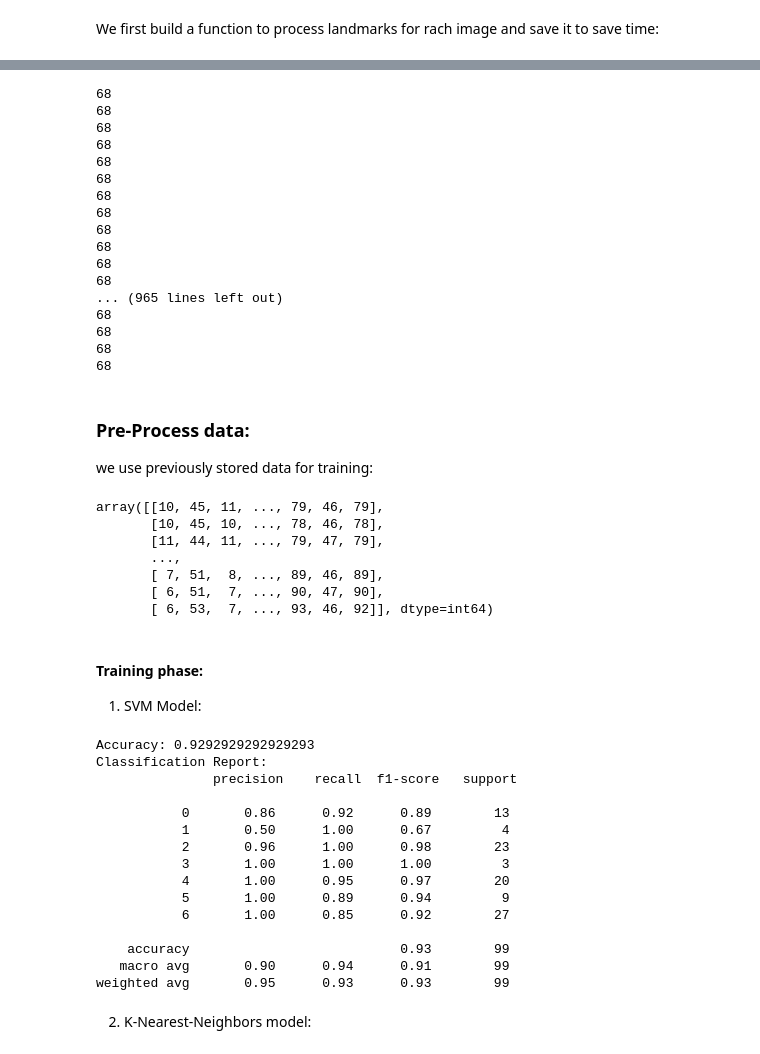
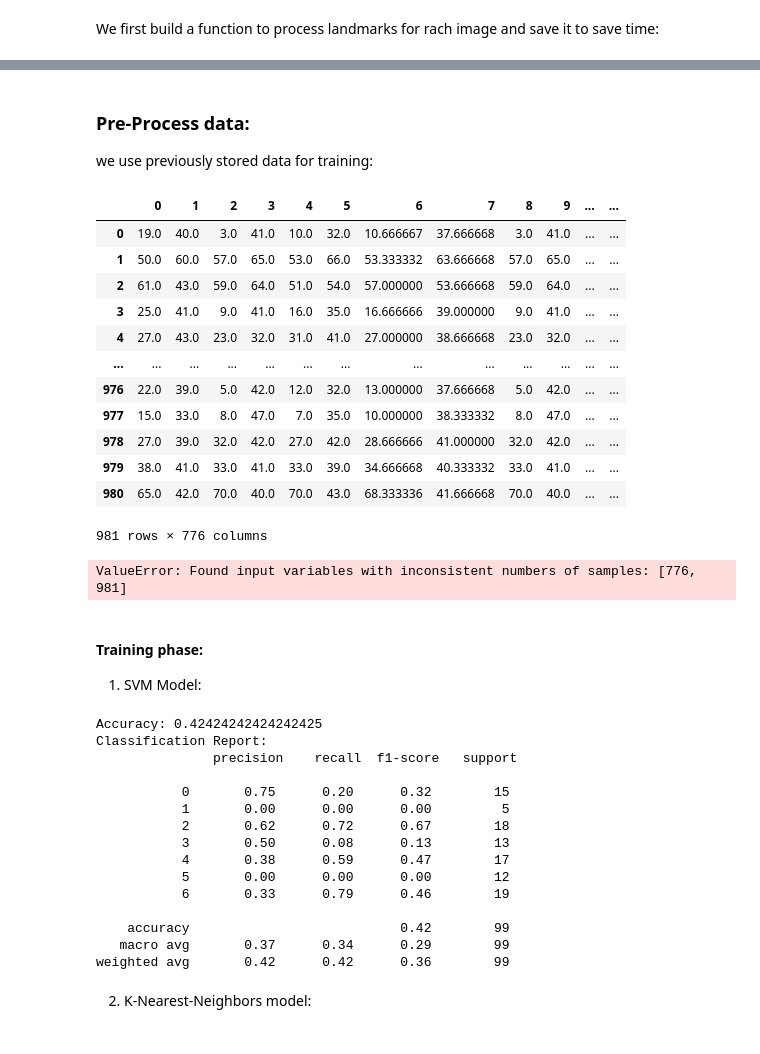
Before and after one commit to Arshia-CE/FER-with-Triangulation, a Jupyter notebook: detect_faces.ipynb, the cells around one changed output, grey strips where cells are left out. Cells and saved outputs as stored; diff of their text form; code cells hidden in the pictures.

```diff
--- a/detect_faces.ipynb
+++ b/detect_faces.ipynb
@@ -263,14 +267,18 @@ def extract_landmark_features(images):
     landmarks_list = []
     feature_lengths = []
     landmarks_vector = []
-
+    maxX = len(images)
+    x = 0
     for image in images:
         features, lands  = extract_features(image)
+        x +=1
+        print(x/maxX)
         landmarks_list.append(features.tolist())
         landmarks_vector.append(np.array(lands).flatten())
         feature_lengths.append(len(features))
 
     max_features = max(feature_lengths)
+
 
     for i in range(len(images)):
         current_length = len(landmarks_list[i])
@@ -286,30 +294,30 @@ def extract_landmark_features(images):
 
     return np.array(landmarks_list)
 
-landmark_features = extract_landmark_features(images)
+landmark_features = extract_landmark_features()
-# %% [output]
-68
-68
-68
-68
-68
-68
-68
-68
-68
-68
-68
-68
-... (965 lines left out)
-68
-68
-68
-68
 # %% [markdown]
 ### Pre-Process data:
 we use previously stored data for training:
+# %%
+df = pd.read_csv('features.csv')
+drop_list = [f"{i}" for i in range(776,904)]
+df = df.drop(drop_list,axis=1)
+df
+# %% [output]
+|  | 0 | 1 | 2 | 3 | 4 | 5 | 6 | 7 | 8 | 9 | ... | ... |
+| 0 | 19.0 | 40.0 | 3.0 | 41.0 | 10.0 | 32.0 | 10.666667 | 37.666668 | 3.0 | 41.0 | ... | ... |
+| 1 | 50.0 | 60.0 | 57.0 | 65.0 | 53.0 | 66.0 | 53.333332 | 63.666668 | 57.0 | 65.0 | ... | ... |
+| 2 | 61.0 | 43.0 | 59.0 | 64.0 | 51.0 | 54.0 | 57.000000 | 53.666668 | 59.0 | 64.0 | ... | ... |
+| 3 | 25.0 | 41.0 | 9.0 | 41.0 | 16.0 | 35.0 | 16.666666 | 39.000000 | 9.0 | 41.0 | ... | ... |
+| 4 | 27.0 | 43.0 | 23.0 | 32.0 | 31.0 | 41.0 | 27.000000 | 38.666668 | 23.0 | 32.0 | ... | ... |
+| ... | ... | ... | ... | ... | ... | ... | ... | ... | ... | ... | ... | ... |
+| 976 | 22.0 | 39.0 | 5.0 | 42.0 | 12.0 | 32.0 | 13.000000 | 37.666668 | 5.0 | 42.0 | ... | ... |
+| 977 | 15.0 | 33.0 | 8.0 | 47.0 | 7.0 | 35.0 | 10.000000 | 38.333332 | 8.0 | 47.0 | ... | ... |
+| 978 | 27.0 | 39.0 | 32.0 | 42.0 | 27.0 | 42.0 | 28.666666 | 41.000000 | 32.0 | 42.0 | ... | ... |
+| 979 | 38.0 | 41.0 | 33.0 | 41.0 | 33.0 | 39.0 | 34.666668 | 40.333332 | 33.0 | 41.0 | ... | ... |
+| 980 | 65.0 | 42.0 | 70.0 | 40.0 | 70.0 | 43.0 | 68.333336 | 41.666668 | 70.0 | 40.0 | ... | ... |
+981 rows × 776 columns
 # %%
-df = pd.read_csv('landmarks.csv')
 landmark_features = df.values
 
 # Initialize the scalar
@@ -326,13 +334,7 @@ X_norm_test = scalar.transform(X_test)
 
 landmark_features
 # %% [output]
-array([[10, 45, 11, ..., 79, 46, 79],
-       [10, 45, 10, ..., 78, 46, 78],
-       [11, 44, 11, ..., 79, 47, 79],
-       ...,
-       [ 7, 51,  8, ..., 89, 46, 89],
-       [ 6, 51,  7, ..., 90, 47, 90],
-       [ 6, 53,  7, ..., 93, 46, 92]], dtype=int64)
+ValueError: Found input variables with inconsistent numbers of samples: [776, 981]
 # %% [markdown]
 #### Training phase:
 1. SVM Model:
@@ -349,21 +351,21 @@ report = classification_report(y_test, y_pred)
 print("Accuracy:", accuracy)
 print("Classification Report:\n", report)
 # %% [output]
-Accuracy: 0.9292929292929293
+Accuracy: 0.42424242424242425
 Classification Report:
                precision    recall  f1-score   support
 
-           0       0.86      0.92      0.89        13
-           1       0.50      1.00      0.67         4
-           2       0.96      1.00      0.98        23
-           3       1.00      1.00      1.00         3
-           4       1.00      0.95      0.97        20
-           5       1.00      0.89      0.94         9
-           6       1.00      0.85      0.92        27
+           0       0.75      0.20      0.32        15
+           1       0.00      0.00      0.00         5
+           2       0.62      0.72      0.67        18
+           3       0.50      0.08      0.13        13
+           4       0.38      0.59      0.47        17
+           5       0.00      0.00      0.00        12
+           6       0.33      0.79      0.46        19
 
-    accuracy                           0.93        99
-   macro avg       0.90      0.94      0.91        99
-weighted avg       0.95      0.93      0.93        99
+    accuracy                           0.42        99
+   macro avg       0.37      0.34      0.29        99
+weighted avg       0.42      0.42      0.36        99
 # %% [markdown]
 2. K-Nearest-Neighbors model:
 # %%
```
Also changed, not shown: parts of 17 cells of this notebook, 6 other files.
